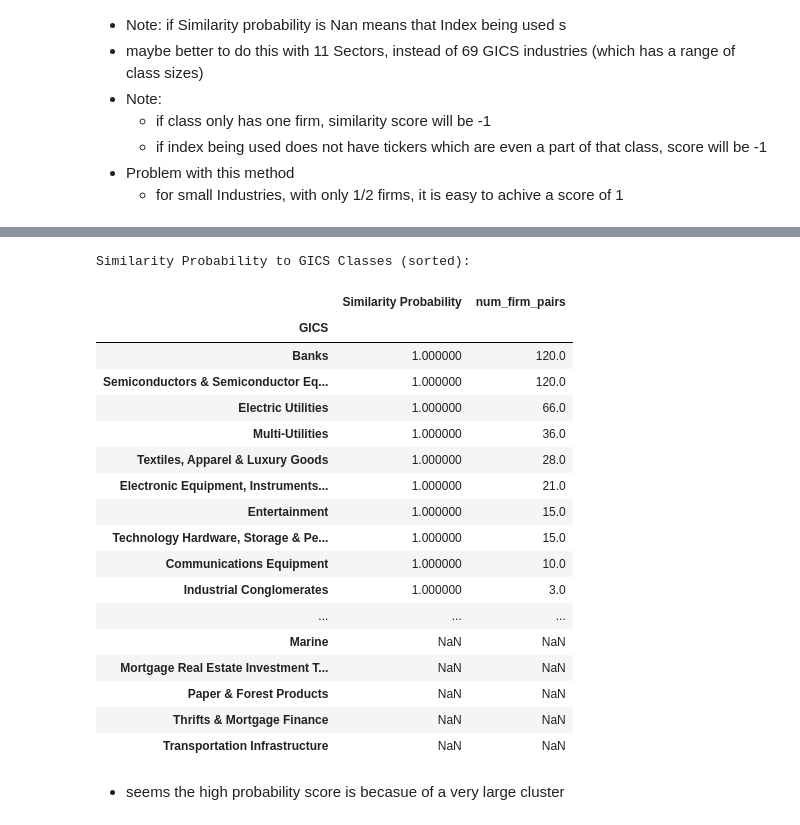
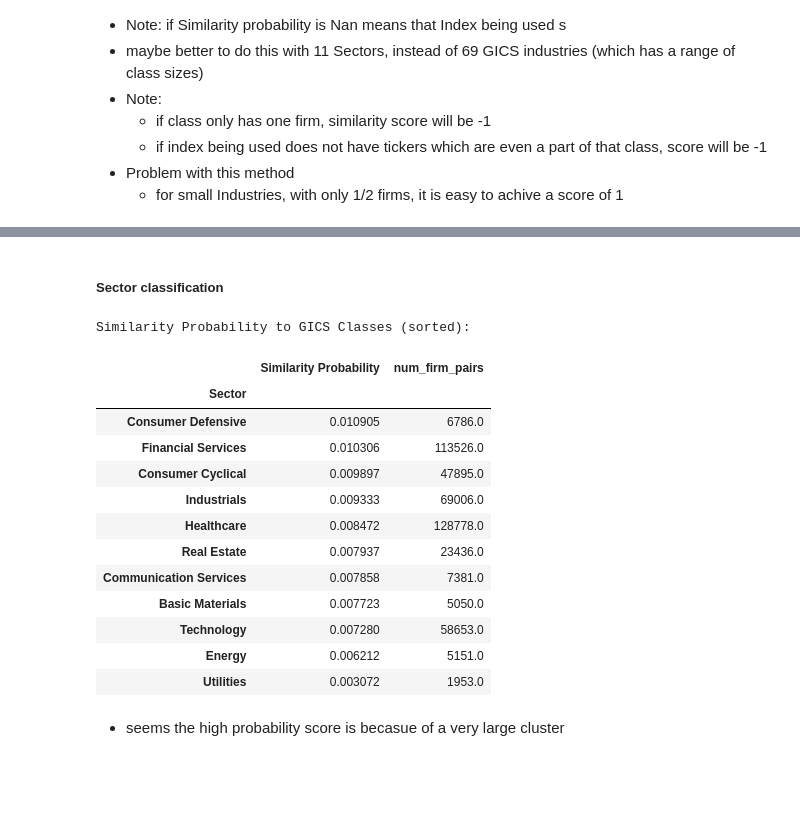
Before and after one commit to Sivalavida/Text-based-Industry-Classification, a Jupyter notebook: Text-based Industry Classification.ipynb, the cells around one changed output, grey strips where cells are left out. Drawn from its saved outputs; the diff is of its cells as text; code cells hidden in the pictures; blank space fills up the shorter version.

```diff
--- a/Text-based Industry Classification.ipynb
+++ b/Text-based Industry Classification.ipynb
@@ -1929,15 +1939,18 @@ def smart_save(data, folder, word1, word2):
 - The reason all_clusters is not immidiately filtered by FILTER_TICKERS, is because for R2 evaluation, we use cluster return to be that from the whole cluster (ie from all_clusters not from the filtered all_clusters)
 # %%
+# GLOBAL VARIABLES - EVALUATION
 all_clusters = pd.read_csv('data_out/all_clusters/clusters_russell_2_raw.csv')
 
 # Reset Global Variables if all_clusters loaded from csv (dont need to set if already set in first section)
 # Set FILTER_TICKER to a list of tickers to filter all_clusters by and generate results by filtering to another INDEX (eg Snp or Russell2)
 # if not filtering set to None
-FILTER_TICKERS = list(RUSSELL2_DESC_DFS[0].Ticker.values) #list(SNP_DESC_DFS[0].Ticker.values), list(RUSSELL2_DESC_DFS[0].Ticker), None
-INDEX = 'russell2' #'snp', 'russell2'
-# STANDARD_CLASSIFIER = 'GICS' #GICS, Sector, SubIndustry
+FILTER_TICKERS = None #list(RUSSELL2_DESC_DFS[0].Ticker.values) #list(SNP_DESC_DFS[0].Ticker.values), list(RUSSELL2_DESC_DFS[0].Ticker), None
+# INDEX = 'russell2' #'snp', 'russell2'
+STANDARD_CLASSIFIER = 'GICS' #GICS, Sector, SubIndustry
 
 num_tickers = len(FILTER_TICKERS) if FILTER_TICKERS else len(all_clusters)
+print('Index : %s' % INDEX)
+print('STANDARD_CLASSIFIER : %s' % STANDARD_CLASSIFIER)
 print('all_cluster shape : %s' % str(all_clusters.shape))
 print('Num Tickers to evaluate : %d' % num_tickers)
 display(all_clusters.head())
@@ -3428,0 +3495,30 @@ Saved to: data_out/images//sp_similarity-probability-of-clustering-with-differen
+# %%
+MTD_TO_COMPARE = 'Yahoo_lsi_100_agglomerative'
+cluster_df = all_clusters[['Ticker', MTD_TO_COMPARE]]
+ticker_to_std_class = RUSSELL_DESC_DFS[0][['Ticker', STANDARD_CLASSIFIER]]
+cluster_df = pd.merge(cluster_df, ticker_to_std_class, on='Ticker')
+gics_count_series = cluster_df[STANDARD_CLASSIFIER].value_counts()
+
+def similarity_with_gics(single_class_df):
+    header = ['Similarity Probability', 'num_firm_pairs']
+    num_firm_pairs_with_ticker_copies = len(single_class_df)
+    if num_firm_pairs_with_ticker_copies==0:
+        num_firm_pairs = np.nan
+        similarity = np.nan
+    elif num_firm_pairs_with_ticker_copies==1:
+        num_firm_pairs = 0
+        similarity = -1
+    else:
+        single_class_df = single_class_df[single_class_df.Ticker_x != single_class_df.Ticker_y]
+        num_firm_pairs = len(single_class_df)
+        num_pairs_in_same_class = sum(single_class_df[MTD_TO_COMPARE+'_x'] == single_class_df[MTD_TO_COMPARE+'_y'])
+        similarity = num_pairs_in_same_class/num_firm_pairs
+    return pd.Series([similarity, num_firm_pairs], index=header)
+
+temp_df = pd.merge(cluster_df, cluster_df, on=STANDARD_CLASSIFIER) # , this will be negated in similarity score formula
+temp_df = temp_df[temp_df.Ticker_x <= temp_df.Ticker_y] # removes double counted pairs and same pairs
+temp_df = temp_df.groupby(STANDARD_CLASSIFIER,as_index=True).apply(similarity_with_gics)
+temp_df.sort_values(['Similarity Probability', 'num_firm_pairs'], ascending=False, inplace=True)
+print('Similarity Probability to GICS Classes (sorted): ')
+display(temp_df)
+# dfi.export(temp_df, 'data_out/images/sp_by-industry.png')
@@ -3429,51 +3545,49 @@ Saved to: data_out/images//sp_similarity-probability-of-clustering-with-differen
+# %% [markdown]
+##### Sector classification
 # %%
-MTD_TO_COMPARE = 'Yahoo_lda_50_agglomerative'
+MTD_TO_COMPARE = 'Yahoo_lsi_100_agglomerative'
 cluster_df = all_clusters[['Ticker', MTD_TO_COMPARE]]
-cluster_df = pd.merge(cluster_df, ticker_to_gics_df, on='Ticker')
+ticker_to_std_class = RUSSELL_DESC_DFS[0][['Ticker', STANDARD_CLASSIFIER]]
+cluster_df = pd.merge(cluster_df, ticker_to_std_class, on='Ticker')
 gics_count_series = cluster_df[STANDARD_CLASSIFIER].value_counts()
 
 def similarity_with_gics(single_class_df):
     header = ['Similarity Probability', 'num_firm_pairs']
     num_firm_pairs_with_ticker_copies = len(single_class_df)
     if num_firm_pairs_with_ticker_copies==0:
         num_firm_pairs = np.nan
         similarity = np.nan
     elif num_firm_pairs_with_ticker_copies==1:
         num_firm_pairs = 0
         similarity = -1
     else:
         single_class_df = single_class_df[single_class_df.Ticker_x != single_class_df.Ticker_y]
         num_firm_pairs = len(single_class_df)
         num_pairs_in_same_class = sum(single_class_df[MTD_TO_COMPARE+'_x'] == single_class_df[MTD_TO_COMPARE+'_y'])
         similarity = num_pairs_in_same_class/num_firm_pairs
     return pd.Series([similarity, num_firm_pairs], index=header)
 
 temp_df = pd.merge(cluster_df, cluster_df, on=STANDARD_CLASSIFIER) # , this will be negated in similarity score formula
 temp_df = temp_df[temp_df.Ticker_x <= temp_df.Ticker_y] # removes double counted pairs and same pairs
 temp_df = temp_df.groupby(STANDARD_CLASSIFIER,as_index=True).apply(similarity_with_gics)
 temp_df.sort_values(['Similarity Probability', 'num_firm_pairs'], ascending=False, inplace=True)
 print('Similarity Probability to GICS Classes (sorted): ')
 display(temp_df)
 # %% [output]
 Similarity Probability to GICS Classes (sorted):
 |  | Similarity Probability | num_firm_pairs |
-| GICS |  |  |
-| Banks | 1.000000 | 120.0 |
-| Semiconductors & Semiconductor Eq... | 1.000000 | 120.0 |
-| Electric Utilities | 1.000000 | 66.0 |
-| Multi-Utilities | 1.000000 | 36.0 |
-| Textiles, Apparel & Luxury Goods | 1.000000 | 28.0 |
-| Electronic Equipment, Instruments... | 1.000000 | 21.0 |
-| Entertainment | 1.000000 | 15.0 |
-| Technology Hardware, Storage & Pe... | 1.000000 | 15.0 |
-| Communications Equipment | 1.000000 | 10.0 |
-| Industrial Conglomerates | 1.000000 | 3.0 |
-| ... | ... | ... |
-| Marine | NaN | NaN |
-| Mortgage Real Estate Investment T... | NaN | NaN |
-| Paper & Forest Products | NaN | NaN |
-| Thrifts & Mortgage Finance | NaN | NaN |
-| Transportation Infrastructure | NaN | NaN |
+| Sector |  |  |
+| Consumer Defensive | 0.010905 | 6786.0 |
+| Financial Services | 0.010306 | 113526.0 |
+| Consumer Cyclical | 0.009897 | 47895.0 |
+| Industrials | 0.009333 | 69006.0 |
+| Healthcare | 0.008472 | 128778.0 |
+| Real Estate | 0.007937 | 23436.0 |
+| Communication Services | 0.007858 | 7381.0 |
+| Basic Materials | 0.007723 | 5050.0 |
+| Technology | 0.007280 | 58653.0 |
+| Energy | 0.006212 | 5151.0 |
+| Utilities | 0.003072 | 1953.0 |
 # %% [markdown]
 - seems the high probability score is becasue of a very large cluster
 # %% [markdown]
```
Also changed, not shown: parts of 18 cells of this notebook, 4 other files.
